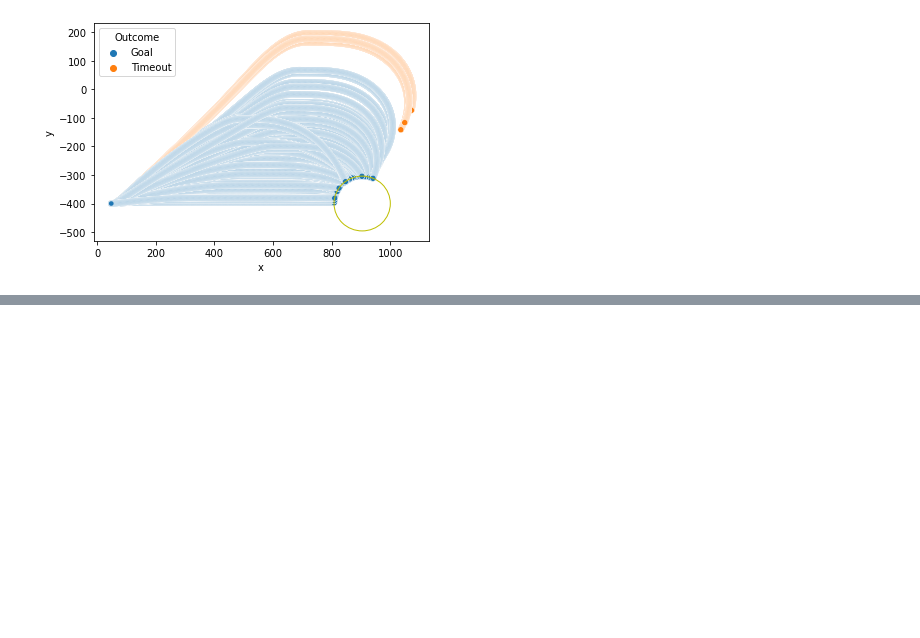
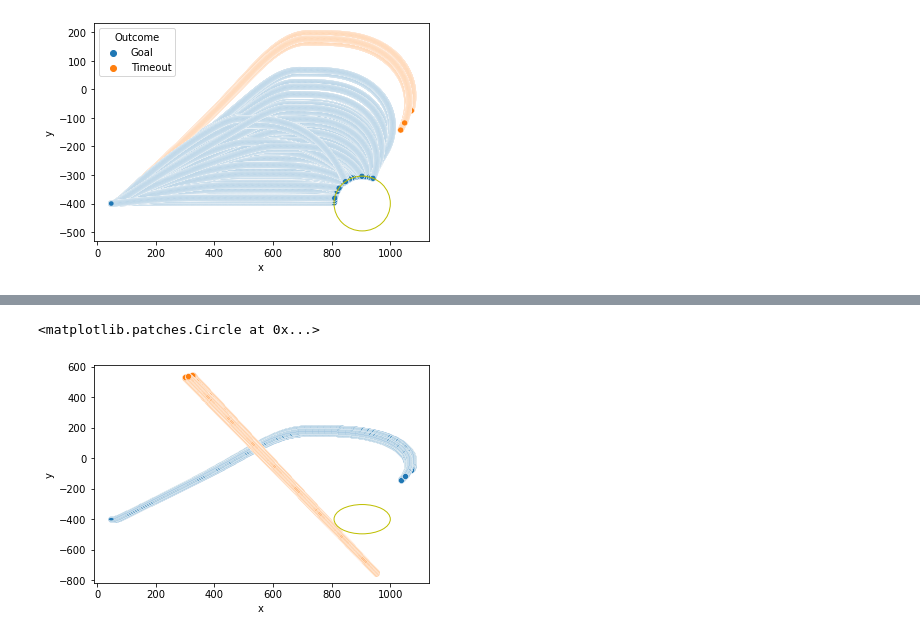
Before and after one commit to Christos-14/gym-ACAS2D, a Jupyter notebook: notebooks/simulation_ACAS2D_PPO_1048576_5_100.ipynb, the cells around one changed output, grey strips where cells are left out. Cells and saved outputs as stored; diff of their text form; code cells hidden in the pictures; blank space fills up the shorter version.

```diff
--- a/notebooks/simulation_ACAS2D_PPO_1048576_5_100.ipynb
+++ b/notebooks/simulation_ACAS2D_PPO_1048576_5_100.ipynb
@@ -185,0 +214,15 @@ ax.add_patch(goal)
+# %%
+fig, ax = plt.subplots()
+
+
+sns.scatterplot(x="x", y="y", data=paths_df[paths_df["Outcome"]=="Timeout"], ax=ax)
+sns.scatterplot(x="x", y="y", data=t_paths_df[t_paths_df["Outcome"]=="Timeout"], ax=ax)
+
+player = plt.Circle((PLAYER_X, -PLAYER_Y), 8)
+ax.add_patch(player)
+
+goal = plt.Circle((GOAL_X, -GOAL_Y), GOAL_RADIUS, color='y', fill=False)
+ax.add_patch(goal)
+# %% [output]
+<matplotlib.patches.Circle at 0x...>
+[figure, added]
```
Also changed, not shown: parts of 9 cells of this notebook, 5 other files.
